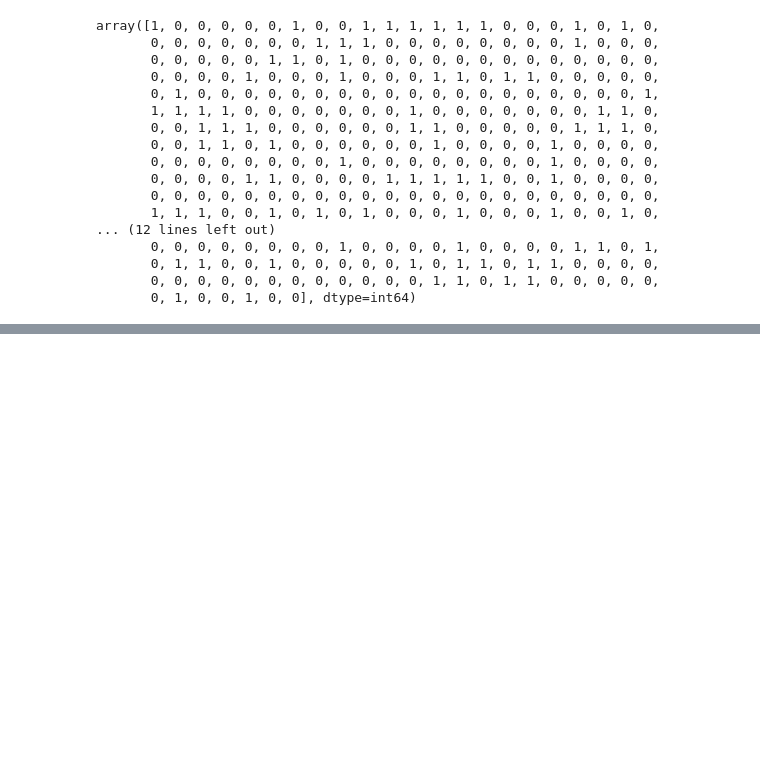
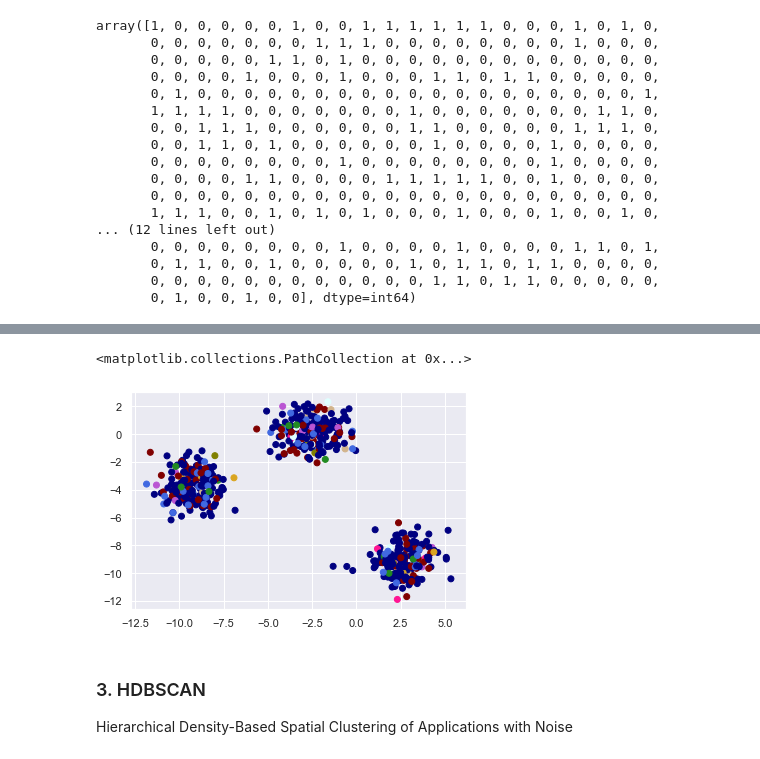
Before and after one commit to JohnnyUFT/Descoberta-de-Conhecimento-em-Base-de-Dados-de-Fungos, a Jupyter notebook: 02.processamento.ipynb, the cells around one changed output, grey strips where cells are left out. Drawn from its saved outputs; the diff is of its cells as text; code cells hidden in the pictures; blank space fills up the shorter version.

```diff
--- a/02.processamento.ipynb
+++ b/02.processamento.ipynb
@@ -209,0 +213,10 @@ plt.show()
+# %%
+# https://medium.com/learningdatascience/anomaly-detection-techniques-in-python-50f650c75aaf
+
+from sklearn.cluster import DBSCAN
+outlier_detection = DBSCAN(
+ eps = .3,
+ metric='euclidean',
+ min_samples = 5,
+ n_jobs = -1)
+clusters = outlier_detection.fit_predict(data)
@@ -209,0 +243,5 @@ plt.show()
+# %%
+# TODO: plotar gráfico com resultados;
+# TODO: rever hiperparametros;
+colors = ['royalblue', 'maroon', 'forestgreen', 'mediumorchid', 'tan', 'deeppink', 'olive', 'goldenrod', 'lightcyan', 'navy']
+vectorizer = np.vectorize(lambda x: colors[x % len(colors)])
@@ -209,0 +257,9 @@ plt.show()
+# %%
+# isso é somente um exemplo: nao pode ser considerado devido ao fato de terem sido gerados pontos aleatorios no plano.
+plt.scatter(X[:,0], X[:,1], c=vectorizer(clusters))
+# %% [output]
+<matplotlib.collections.PathCollection at 0x...>
+[figure, added]
+# %% [markdown]
+### 3. HDBSCAN
+Hierarchical Density-Based Spatial Clustering of Applications with Noise
```
Also changed, not shown: parts of 18 cells of this notebook.
